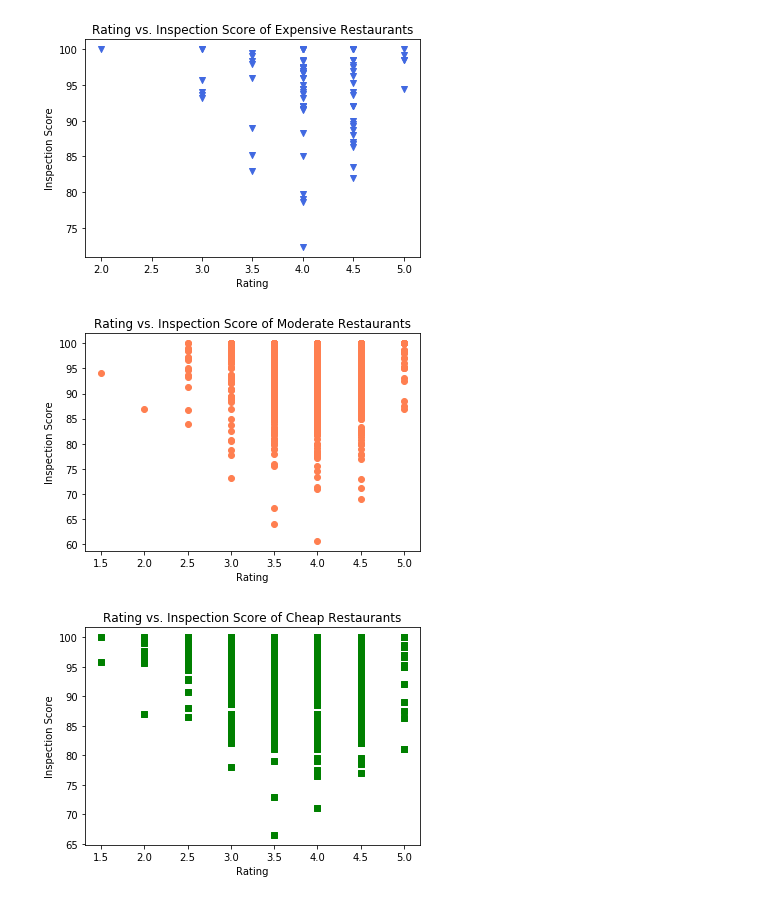
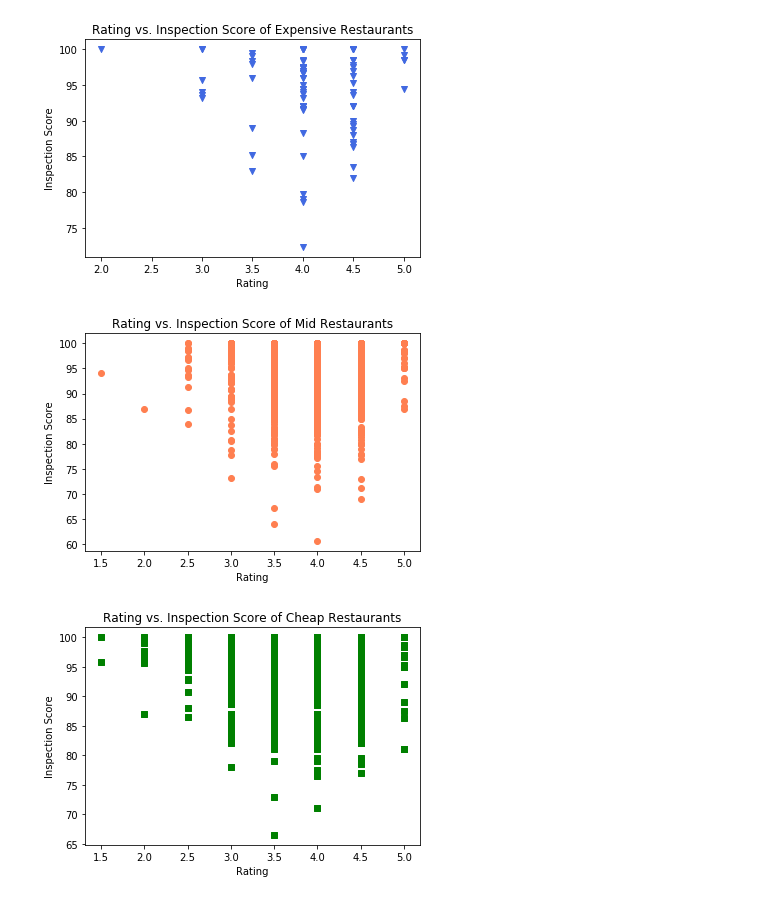
Before and after one commit to DCMilligan88/PriceVsHealth, a Jupyter notebook: analysis_project1.ipynb, the cells around one changed output. Drawn from its saved outputs; the diff is of its cells as text; code cells hidden in the pictures.

```diff
--- a/analysis_project1.ipynb
+++ b/analysis_project1.ipynb
@@ -300,16 +302,16 @@ plt.show()
 # %%
 # Build a scatter plot
 
 plt.scatter(moderate_data["Rating"],moderate_data["Score"],  c='coral', marker="o")
 
 # Incorporate the other graph properties
-plt.title("Rating vs. Inspection Score of Moderate Restaurants")
+plt.title("Rating vs. Inspection Score of Mid Restaurants")
 plt.xlabel("Rating")
 plt.ylabel("Inspection Score")
 plt.savefig("Rating vs Inspection Score of Moderate Restaurants.png")
 plt.show()
 # %% [output]
-[figure, old version]
+[figure, new version]
 # %%
 # Build a scatter plot
 
```
Also changed, not shown: parts of 11 cells of this notebook, 3 other files.
